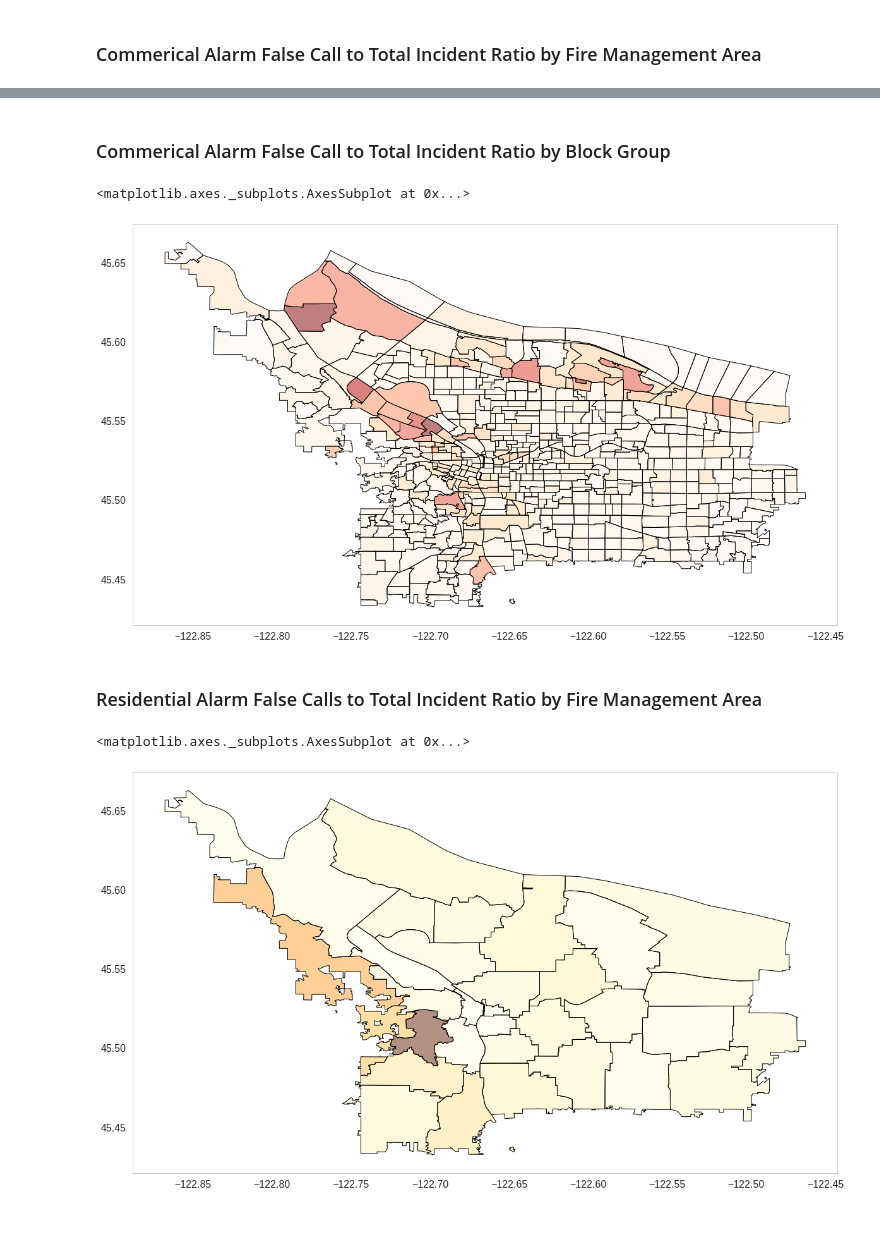
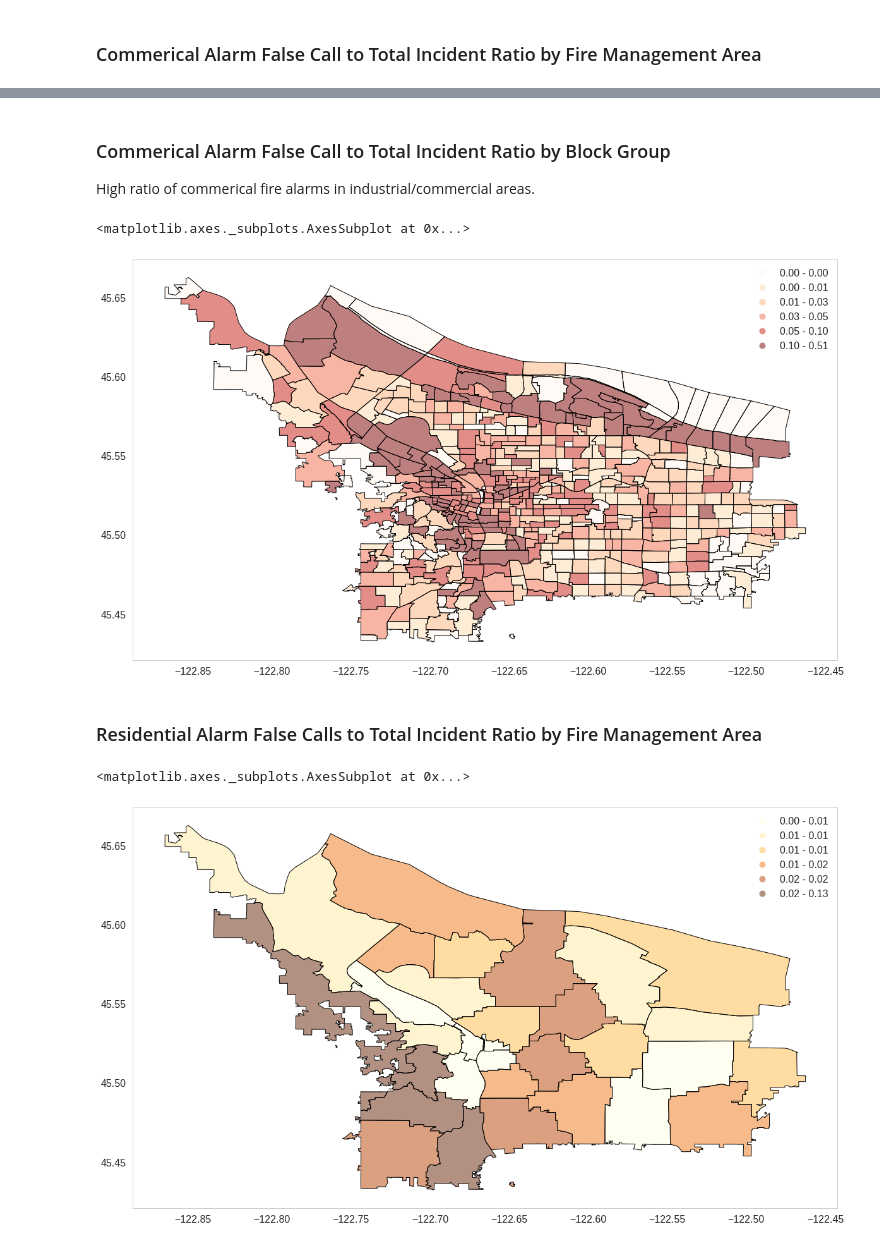
Before and after one commit to hackoregon/emergency-response, a Jupyter notebook: notebooks/False Alarm_Exploration.ipynb, the cells around one changed output, grey strips where cells are left out. Cells and saved outputs as stored; diff of their text form; code cells hidden in the pictures.

```diff
--- a/notebooks/False Alarm_Exploration.ipynb
+++ b/notebooks/False Alarm_Exploration.ipynb
@@ -472,10 +484,14 @@ FMA_Summaries_df.head()
 #Join in total incidents by fFMA
 FMA_Summaries_df = pd.merge(left=FMA_Summaries_df,right=TotalIncident_groupFMA,  how='left', left_on='fma', right_on='fmarespcomp', suffixes=('_left', '_right'))
 
-#calculate ratio of commercial and resident fire alarms
-FMA_Summaries_df["alarmcomm_fa_ratio"] = FMA_Summaries_df["AUTOMATIC FIRE ALARM-COMM"]/FMA_Summaries_df["TotalIncident_Count"]
-FMA_Summaries_df["alarmres_fa_ratio"] = FMA_Summaries_df["AUTOMATIC FIRE ALARM-RES"]/FMA_Summaries_df["TotalIncident_Count"]
-FMA_Summaries_df["fa_total_ratio"] = FMA_Summaries_df['FalseCall_Count']/FMA_Summaries_df["TotalIncident_Count"]
+#Fill NaN's with 0's
+FMA_Summaries_df.update(FMA_Summaries_df[['FalseCall_Count', 'TotalIncident_Count', 'AUTOMATIC FIRE ALARM-RES', 'AUTOMATIC FIRE ALARM-COMM']].fillna(0))
+
+#calculate ratio of commercial and resident fire alarms. Fill NaN's with 0.
+FMA_Summaries_df["alarmcomm_fa_ratio"] = (FMA_Summaries_df["AUTOMATIC FIRE ALARM-COMM"]/FMA_Summaries_df["TotalIncident_Count"]).fillna(0)
+FMA_Summaries_df["alarmres_fa_ratio"] = (FMA_Summaries_df["AUTOMATIC FIRE ALARM-RES"]/FMA_Summaries_df["TotalIncident_Count"]).fillna(0)
+FMA_Summaries_df["fa_total_ratio"] = (FMA_Summaries_df['FalseCall_Count']/FMA_Summaries_df["TotalIncident_Count"]).fillna(0)
+
 FMA_Summaries_df.head()
 # %% [output]
 |  | fma | geom | gid | fireblock | fmarespcomp_left | FalseCall_Count | AUTOMATIC FIRE ALARM-COMM | ... |
@@ -524,16 +550,18 @@ FMA_Summaries_df.plot(figsize=(20,20), column='alarmcomm_fa_ratio', cmap='OrRd')
 # %% [markdown]
 ### Commerical Alarm False Call to Total Incident Ratio by Block Group
+
+High ratio of commerical fire alarms in industrial/commercial areas.
 # %%
-Fireblock_Summaries_df.plot(figsize=(20,20), column='alarmcomm_fa_ratio', cmap='OrRd')
+Fireblock_Summaries_df.plot(figsize=(20,20), column='alarmcomm_fa_ratio', cmap='OrRd', scheme='QUANTILES', k=6, legend=True)
 # %% [output]
 <matplotlib.axes._subplots.AxesSubplot at 0x...>
-[figure, old version]
+[figure, new version]
 # %% [markdown]
 ### Residential Alarm False Calls to Total Incident Ratio by Fire Management Area
 # %%
-FMA_Summaries_df.plot(figsize=(20,20), column='alarmres_fa_ratio', cmap='YlOrBr')
+FMA_Summaries_df.plot(figsize=(20,20), column='alarmres_fa_ratio', cmap='YlOrBr', scheme='QUANTILES', k=6, legend=True)
 # %% [output]
 <matplotlib.axes._subplots.AxesSubplot at 0x...>
-[figure, old version]
+[figure, new version]
 # %% [markdown]
 ### Residential Alarm False Calls to Total Incident Ratio by Block Groups
```
Also changed, not shown: parts of 16 cells of this notebook.
